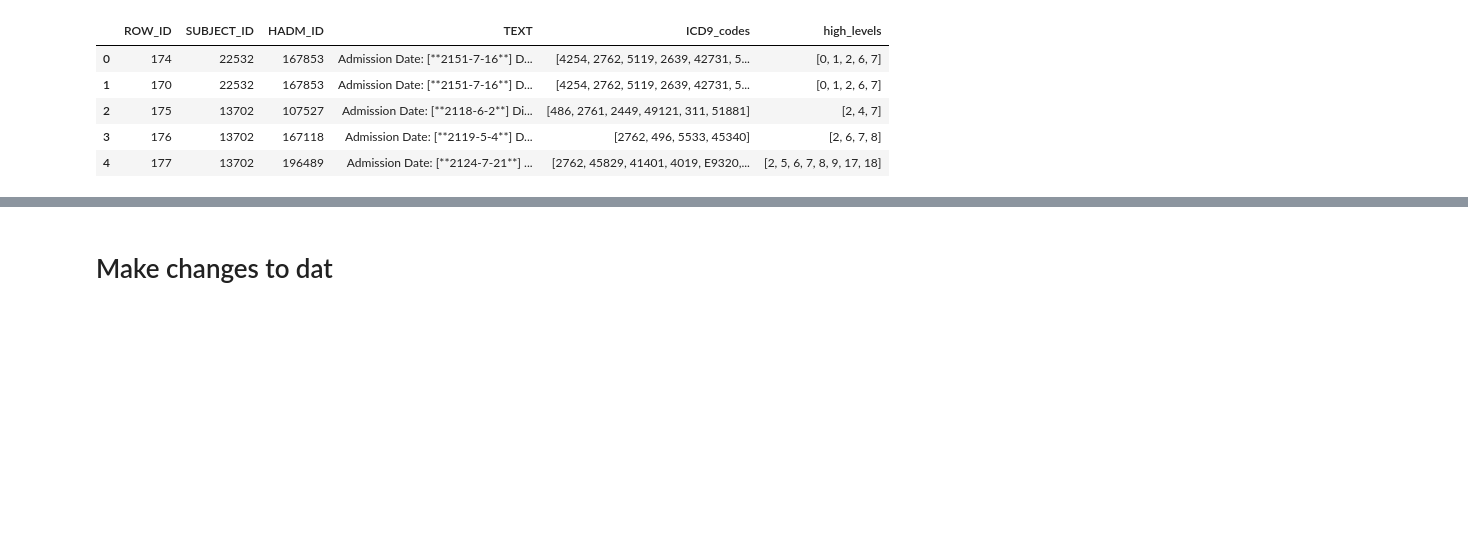
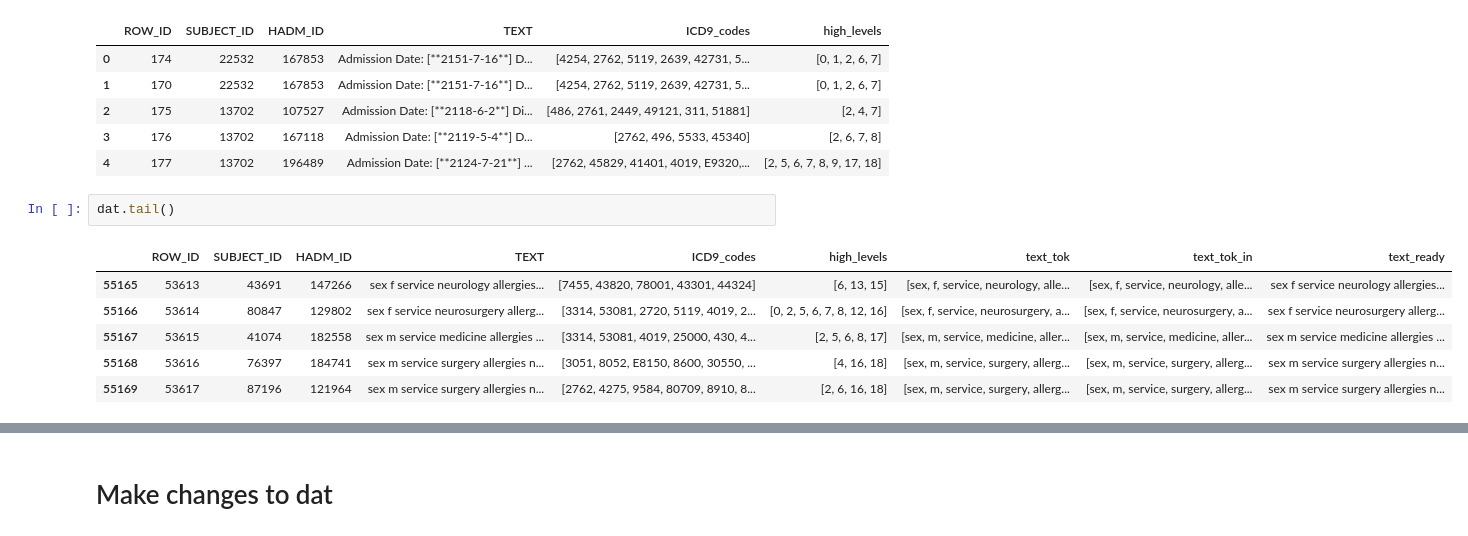
Before and after one commit to aumurphy/notes-to-ICD9, a Jupyter notebook: explore/EDA.ipynb, the cells around one changed output, grey strips where cells are left out. Cells and saved outputs as stored; diff of their text form; blank space fills up the shorter version.

```diff
--- a/explore/EDA.ipynb
+++ b/explore/EDA.ipynb
@@ -413,3 +424,12 @@ dat.head()
 | 2 | 175 | 13702 | 107527 | Admission Date: [**2118-6-2**] Di... | [486, 2761, 2449, 49121, 311, 51881] | [2, 4, 7] |
 | 3 | 176 | 13702 | 167118 | Admission Date: [**2119-5-4**] D... | [2762, 496, 5533, 45340] | [2, 6, 7, 8] |
 | 4 | 177 | 13702 | 196489 | Admission Date: [**2124-7-21**] ... | [2762, 45829, 41401, 4019, E9320,... | [2, 5, 6, 7, 8, 9, 17, 18] |
+# %%
+dat.tail()
+# %% [output]
+|  | ROW_ID | SUBJECT_ID | HADM_ID | TEXT | ICD9_codes | high_levels | text_tok | text_tok_in | text_ready |
+| 55165 | 53613 | 43691 | 147266 | sex f service neurology allergies... | [7455, 43820, 78001, 43301, 44324] | [6, 13, 15] | [sex, f, service, neurology, alle... | [sex, f, service, neurology, alle... | sex f service neurology allergies... |
+| 55166 | 53614 | 80847 | 129802 | sex f service neurosurgery allerg... | [3314, 53081, 2720, 5119, 4019, 2... | [0, 2, 5, 6, 7, 8, 12, 16] | [sex, f, service, neurosurgery, a... | [sex, f, service, neurosurgery, a... | sex f service neurosurgery allerg... |
+| 55167 | 53615 | 41074 | 182558 | sex m service medicine allergies ... | [3314, 53081, 4019, 25000, 430, 4... | [2, 5, 6, 8, 17] | [sex, m, service, medicine, aller... | [sex, m, service, medicine, aller... | sex m service medicine allergies ... |
+| 55168 | 53616 | 76397 | 184741 | sex m service surgery allergies n... | [3051, 8052, E8150, 8600, 30550, ... | [4, 16, 18] | [sex, m, service, surgery, allerg... | [sex, m, service, surgery, allerg... | sex m service surgery allergies n... |
+| 55169 | 53617 | 87196 | 121964 | sex m service surgery allergies n... | [2762, 4275, 9584, 80709, 8910, 8... | [2, 6, 16, 18] | [sex, m, service, surgery, allerg... | [sex, m, service, surgery, allerg... | sex m service surgery allergies n... |
```
Also changed, not shown: parts of 14 cells of this notebook, 2 other files.
